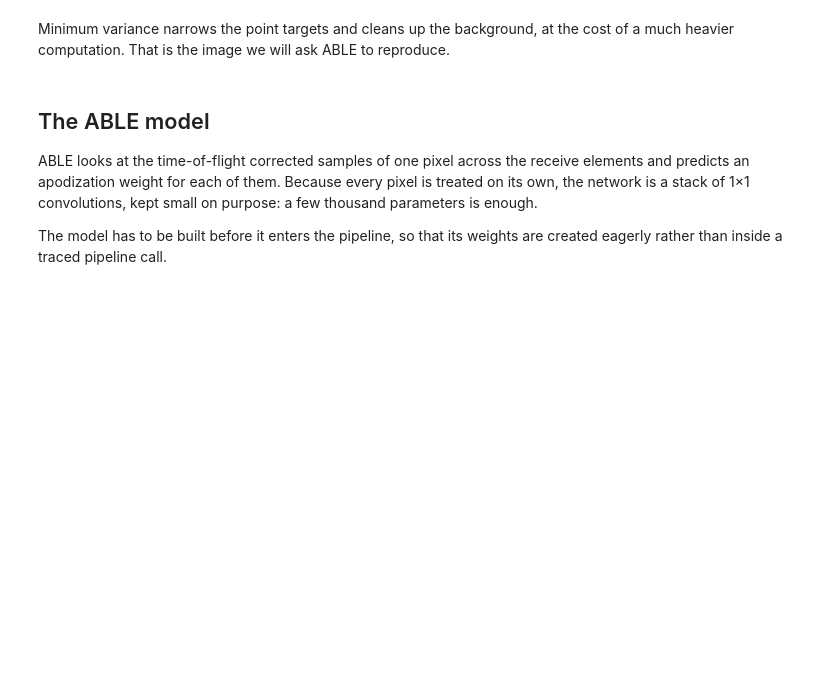
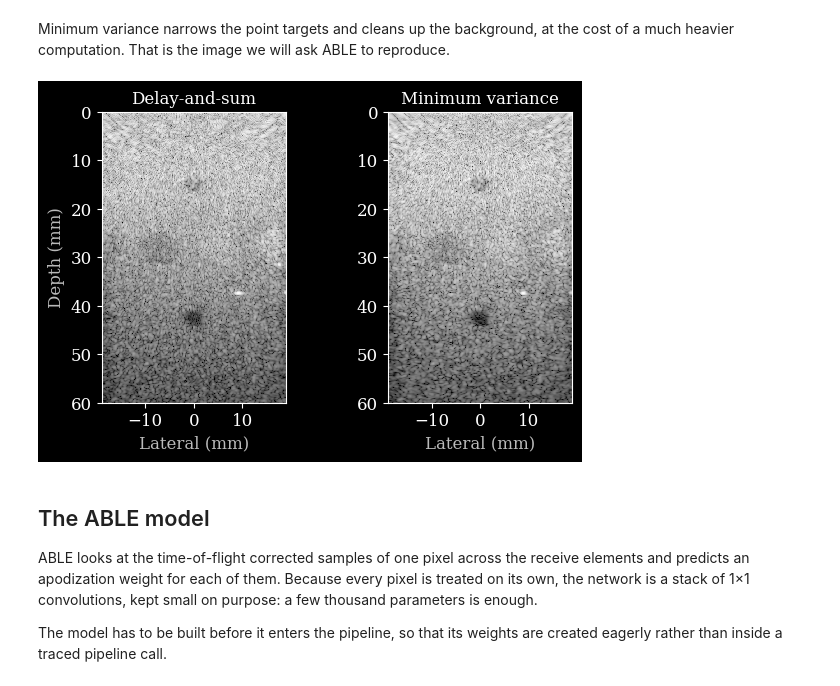
Before and after one commit to tue-bmd/zea, a Jupyter notebook: docs/source/notebooks/models/adaptive_beamforming_by_deep_learning.ipynb, the cells around one changed output. Cells and saved outputs as stored; diff of their text form; code cells hidden in the pictures; blank space fills up the shorter version.

```diff
--- a/docs/source/notebooks/models/adaptive_beamforming_by_deep_learning.ipynb
+++ b/docs/source/notebooks/models/adaptive_beamforming_by_deep_learning.ipynb
@@ -117,24 +125,32 @@ Minimum variance narrows the point targets and cleans up the background, at the
 # %%
 extent_mm = [
     parameters.xlims[0] * 1e3,
     parameters.xlims[1] * 1e3,
     parameters.zlims[1] * 1e3,
     parameters.zlims[0] * 1e3,
 ]
 
 
 def plot_bmodes(images, titles):
-    """Plot a row of B-mode images on a shared dynamic range."""
-    fig, axes = plt.subplots(1, len(images), figsize=(4 * len(images), 5), constrained_layout=True)
+    """Plot a row of B-mode images on a shared dynamic range.
+
+    The panels are kept modest in size on purpose: speckle is noise-like and so compresses
+    poorly, and the docs checker caps a single embedded output at 400 kB.
+    """
+    fig, axes = plt.subplots(
+        1, len(images), figsize=(2.9 * len(images), 3.7), constrained_layout=True
+    )
     for ax, image, title in zip(np.atleast_1d(axes), images, titles):
         ax.imshow(to_8bit(np.array(image), DYNAMIC_RANGE), cmap="gray", extent=extent_mm)
         ax.set_title(title)
         ax.set_xlabel("Lateral (mm)")
     np.atleast_1d(axes)[0].set_ylabel("Depth (mm)")
     return fig
 
 
 _ = plot_bmodes([das_bmode[0], mv_bmode[0]], ["Delay-and-sum", "Minimum variance"])
+# %% [output]
+[figure, added]
 # %% [markdown]
 ## The ABLE model
 
```
Also changed, not shown: parts of 8 cells of this notebook.
